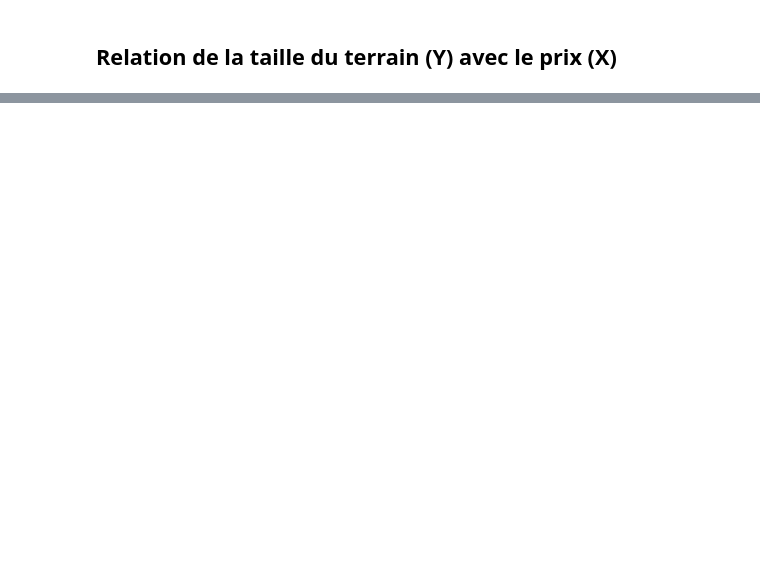
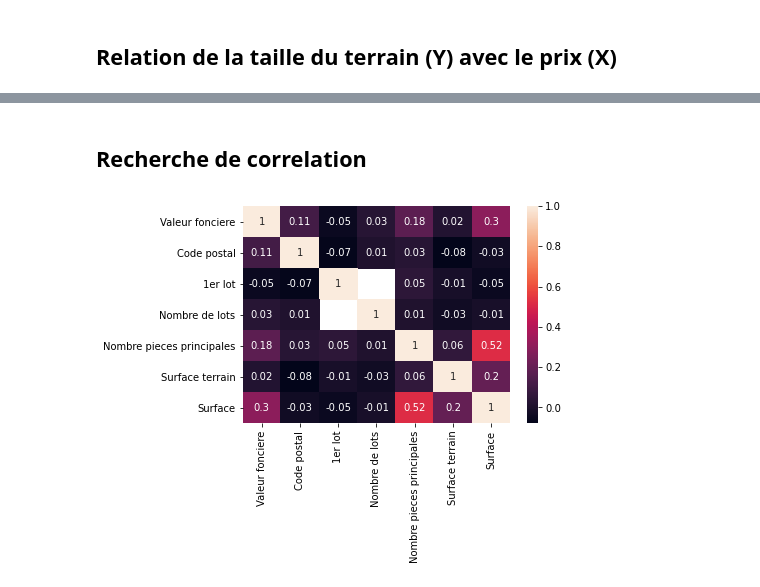
Before and after one commit to Nicolas-Malgat/Immothep, a Jupyter notebook: maison.ipynb, the cells around one changed output, grey strips where cells are left out. Saved outputs shown, nothing was run; the diff lists cells and outputs as text; code cells hidden in the pictures; blank space fills up the shorter version.

```diff
--- a/maison.ipynb
+++ b/maison.ipynb
@@ -140,2 +148,10 @@ taille du sample :  1318
+# %% [markdown]
+## Recherche de correlation
+# %%
+matrice = maison_filtre.corr().round(2)
+sns.heatmap(data=matrice, annot=True)
+del(matrice)
+# %% [output]
+[figure, added]
 # %%
 csvLoader.save(maison_filtre, 'maison_filtre', save_index=False)
```
Also changed, not shown: parts of 17 cells of this notebook, 3 other files.
